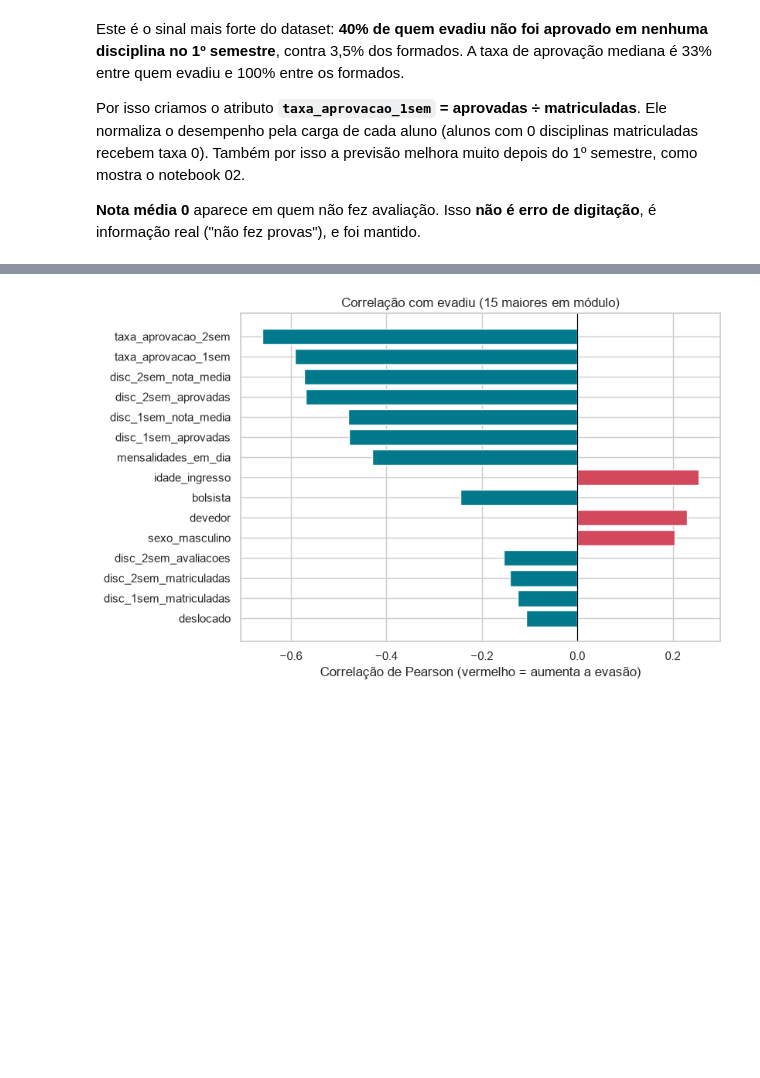
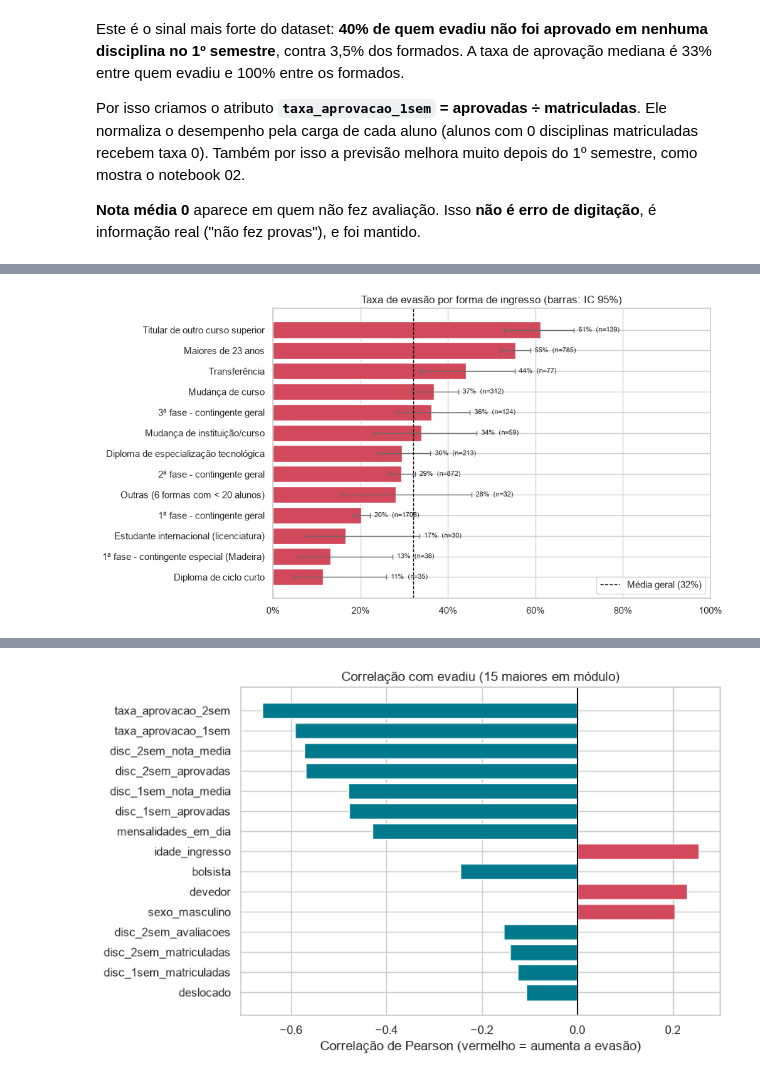
Before and after one commit to guifreiberger/radar-evasao, a Jupyter notebook: notebooks/01_exploracao.ipynb, the cells around one changed output, grey strips where cells are left out. Saved outputs shown, nothing was run; the diff lists cells and outputs as text; code cells hidden in the pictures; blank space fills up the shorter version.

```diff
--- a/notebooks/01_exploracao.ipynb
+++ b/notebooks/01_exploracao.ipynb
@@ -205,0 +212,38 @@ Por isso criamos o atributo **`taxa_aprovacao_1sem` = aprovadas ÷ matriculadas*
+# %%
+from src.dados import FORMAS_INGRESSO
+
+
+def intervalo_wilson(evasoes, n, z=1.96):
+    """Intervalo de confiança de 95% (Wilson) para uma proporção. Funciona bem mesmo com n pequeno."""
+    p = evasoes / n
+    centro = (p + z**2 / (2 * n)) / (1 + z**2 / n)
+    margem = z * np.sqrt(p * (1 - p) / n + z**2 / (4 * n**2)) / (1 + z**2 / n)
+    return centro - margem, centro + margem
+
+
+alunos_por_forma = df["forma_ingresso"].map(df["forma_ingresso"].value_counts())
+formas_raras = (df["forma_ingresso"].value_counts() < 20).sum()
+df["nome_forma_ingresso"] = np.where(alunos_por_forma >= 20, df["forma_ingresso"].map(FORMAS_INGRESSO),
+                                     f"Outras ({formas_raras} formas com < 20 alunos)")
+
+por_forma = (df.groupby("nome_forma_ingresso")
+               .agg(alunos=("evadiu", "size"), evasoes=("evadiu", "sum"), taxa_evasao=("evadiu", "mean"))
+               .sort_values("taxa_evasao"))
+por_forma["ic_inferior"], por_forma["ic_superior"] = intervalo_wilson(por_forma["evasoes"], por_forma["alunos"])
+
+fig, ax = plt.subplots(figsize=(9, 6))
+erros = [por_forma["taxa_evasao"] - por_forma["ic_inferior"], por_forma["ic_superior"] - por_forma["taxa_evasao"]]
+ax.barh(por_forma.index, por_forma["taxa_evasao"], xerr=erros, color=CORES["Evadiu"],
+        error_kw={"ecolor": "dimgray", "elinewidth": 1, "capsize": 3})
+media = df["evadiu"].mean()
+ax.axvline(media, color="black", linestyle="--", linewidth=1, label=f"Média geral ({media:.0%})")
+for i, (taxa, limite, n) in enumerate(zip(por_forma["taxa_evasao"], por_forma["ic_superior"], por_forma["alunos"])):
+    ax.text(limite + 0.01, i, f"{taxa:.0%}  (n={n})", va="center", fontsize=8)
+ax.xaxis.set_major_formatter(PercentFormatter(1))
+ax.set_xlim(0, 1)
+ax.set_title("Taxa de evasão por forma de ingresso (barras: IC 95%)")
+ax.legend(loc="lower right")
+salvar(fig, "13_evasao_forma_ingresso.png")
+plt.show()
+# %% [output]
+[figure, added]
```
Also changed, not shown: parts of 10 cells of this notebook, 3 other files.
